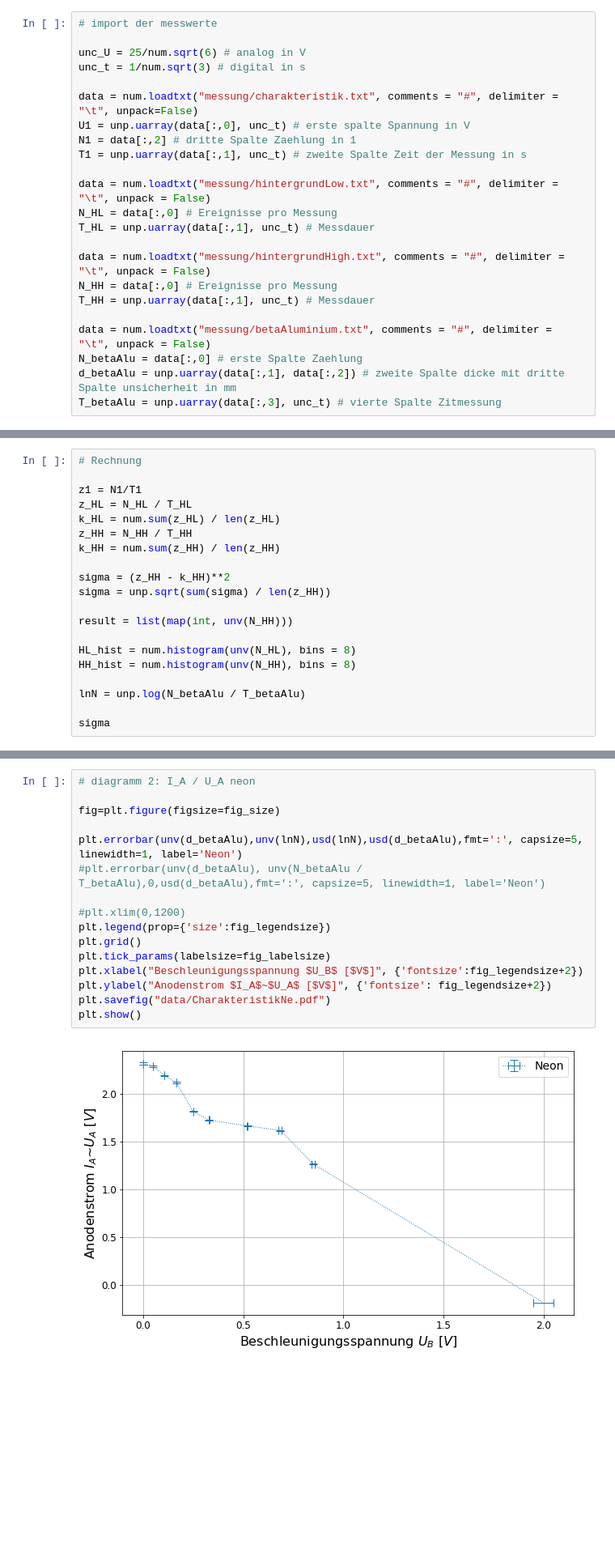
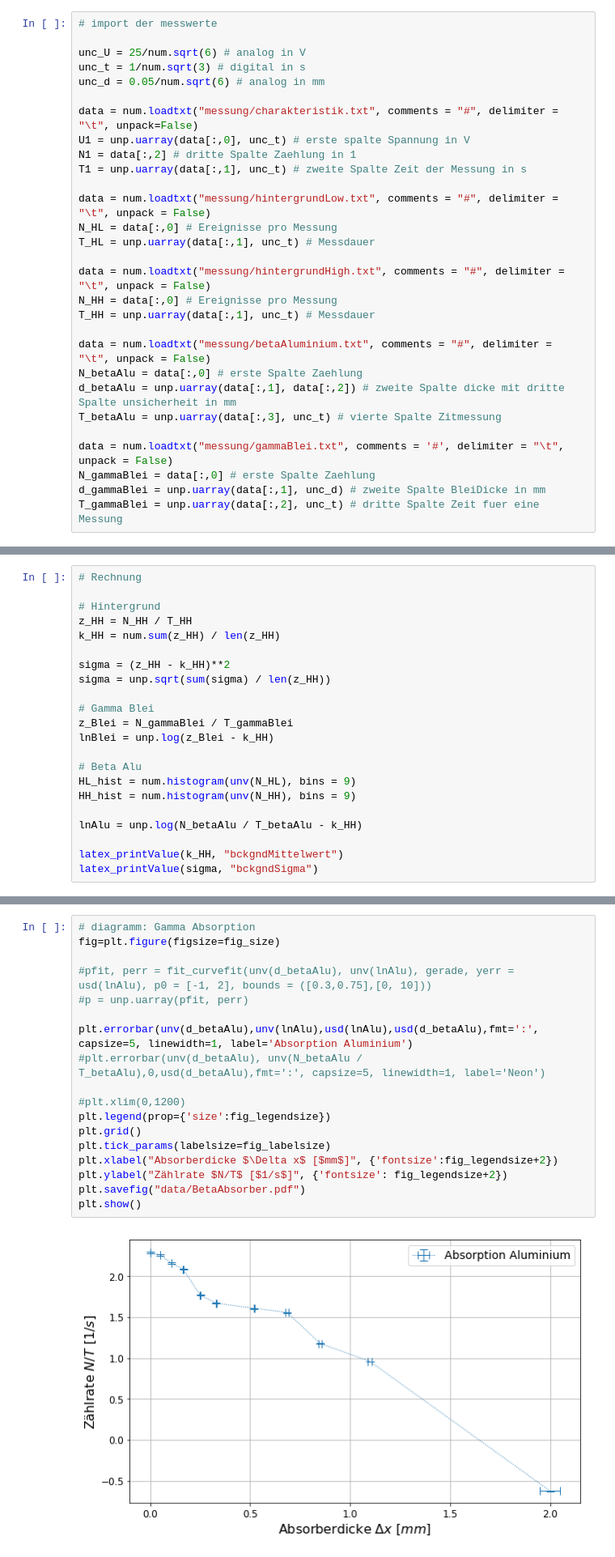
Before and after one commit to dfb159/Studium, a Jupyter notebook: Exp1/Versuchsbericht 14 - A3/11Mi_A3_02_05_2018.ipynb, the cells around one changed output, grey strips where cells are left out. Shown at 81% size. Cells and saved outputs as stored; diff of their text form; blank space fills up the shorter version.

```diff
--- a/Exp1/Versuchsbericht 14 - A3/11Mi_A3_02_05_2018.ipynb
+++ b/Exp1/Versuchsbericht 14 - A3/11Mi_A3_02_05_2018.ipynb
@@ -63,6 +63,7 @@ def latex_printValue(val, file):
 
 unc_U = 25/num.sqrt(6) # analog in V
 unc_t = 1/num.sqrt(3) # digital in s
+unc_d = 0.05/num.sqrt(6) # analog in mm
 
 data = num.loadtxt("messung/charakteristik.txt", comments = "#", delimiter = "\t", unpack=False)
 U1 = unp.uarray(data[:,0], unc_t) # erste spalte Spannung in V
@@ -81,6 +82,11 @@ data = num.loadtxt("messung/betaAluminium.txt", comments = "#", delimiter = "\t"
 N_betaAlu = data[:,0] # erste Spalte Zaehlung
 d_betaAlu = unp.uarray(data[:,1], data[:,2]) # zweite Spalte dicke mit dritte Spalte unsicherheit in mm
 T_betaAlu = unp.uarray(data[:,3], unc_t) # vierte Spalte Zitmessung
+
+data = num.loadtxt("messung/gammaBlei.txt", comments = '#', delimiter = "\t", unpack = False)
+N_gammaBlei = data[:,0] # erste Spalte Zaehlung
+d_gammaBlei = unp.uarray(data[:,1], unc_d) # zweite Spalte BleiDicke in mm
+T_gammaBlei = unp.uarray(data[:,2], unc_t) # dritte Spalte Zeit fuer eine Messung
 # %%
 # weitere Werte
 # Werte von https://physics.nist.gov/cuu/Constants/index.html[0]
@@ -95,20 +101,22 @@ sigma = math.pi * r_e**2
 # %%
 # Rechnung
 
-z1 = N1/T1
-z_HL = N_HL / T_HL
-k_HL = num.sum(z_HL) / len(z_HL)
+# Hintergrund
 z_HH = N_HH / T_HH
 k_HH = num.sum(z_HH) / len(z_HH)
 
 sigma = (z_HH - k_HH)**2
 sigma = unp.sqrt(sum(sigma) / len(z_HH))
 
-result = list(map(int, unv(N_HH)))
+# Gamma Blei
+z_Blei = N_gammaBlei / T_gammaBlei
+lnBlei = unp.log(z_Blei - k_HH)
 
-HL_hist = num.histogram(unv(N_HL), bins = 8)
-HH_hist = num.histogram(unv(N_HH), bins = 8)
+# Beta Alu
+HL_hist = num.histogram(unv(N_HL), bins = 9)
+HH_hist = num.histogram(unv(N_HH), bins = 9)
 
-lnN = unp.log(N_betaAlu / T_betaAlu)
+lnAlu = unp.log(N_betaAlu / T_betaAlu - k_HH)
 
-sigma
+latex_printValue(k_HH, "bckgndMittelwert")
+latex_printValue(sigma, "bckgndSigma")
@@ -139,18 +190,20 @@ plt.show()
 # %%
-# diagramm 2: I_A / U_A neon
-
+# diagramm: Gamma Absorption
 fig=plt.figure(figsize=fig_size)
 
-plt.errorbar(unv(d_betaAlu),unv(lnN),usd(lnN),usd(d_betaAlu),fmt=':', capsize=5, linewidth=1, label='Neon')
+#pfit, perr = fit_curvefit(unv(d_betaAlu), unv(lnAlu), gerade, yerr = usd(lnAlu), p0 = [-1, 2], bounds = ([0.3,0.75],[0, 10]))
+#p = unp.uarray(pfit, perr)
+
+plt.errorbar(unv(d_betaAlu),unv(lnAlu),usd(lnAlu),usd(d_betaAlu),fmt=':', capsize=5, linewidth=1, label='Absorption Aluminium')
 #plt.errorbar(unv(d_betaAlu), unv(N_betaAlu / T_betaAlu),0,usd(d_betaAlu),fmt=':', capsize=5, linewidth=1, label='Neon')
 
 #plt.xlim(0,1200)
 plt.legend(prop={'size':fig_legendsize})
 plt.grid()
 plt.tick_params(labelsize=fig_labelsize)
-plt.xlabel("Beschleunigungsspannung $U_B$ [$V$]", {'fontsize':fig_legendsize+2})
-plt.ylabel("Anodenstrom $I_A$~$U_A$ [$V$]", {'fontsize': fig_legendsize+2})
-plt.savefig("data/CharakteristikNe.pdf")
+plt.xlabel("Absorberdicke $\Delta x$ [$mm$]", {'fontsize':fig_legendsize+2})
+plt.ylabel("Zählrate $N/T$ [$1/s$]", {'fontsize': fig_legendsize+2})
+plt.savefig("data/BetaAbsorber.pdf")
 plt.show()
 # %% [output]
-[figure, old version]
+[figure, new version]
```
Also changed, not shown: parts of 7 cells of this notebook, 11 other files.
